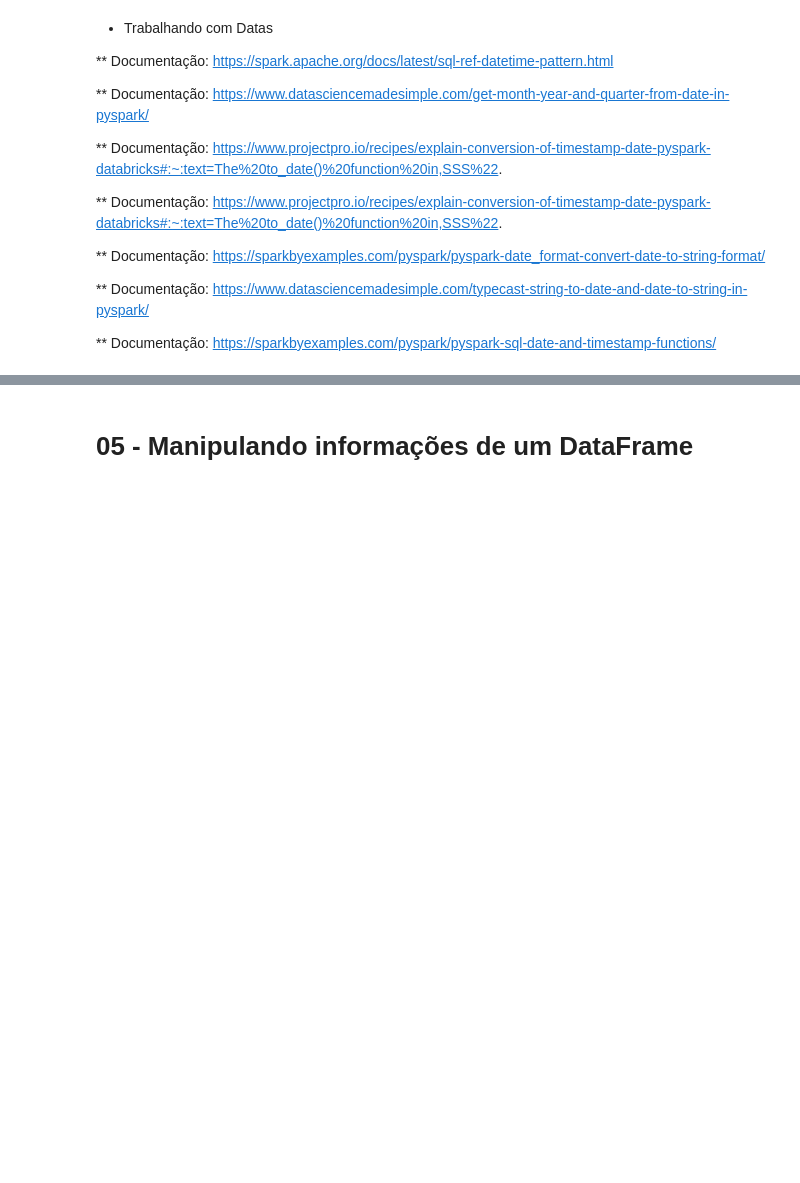
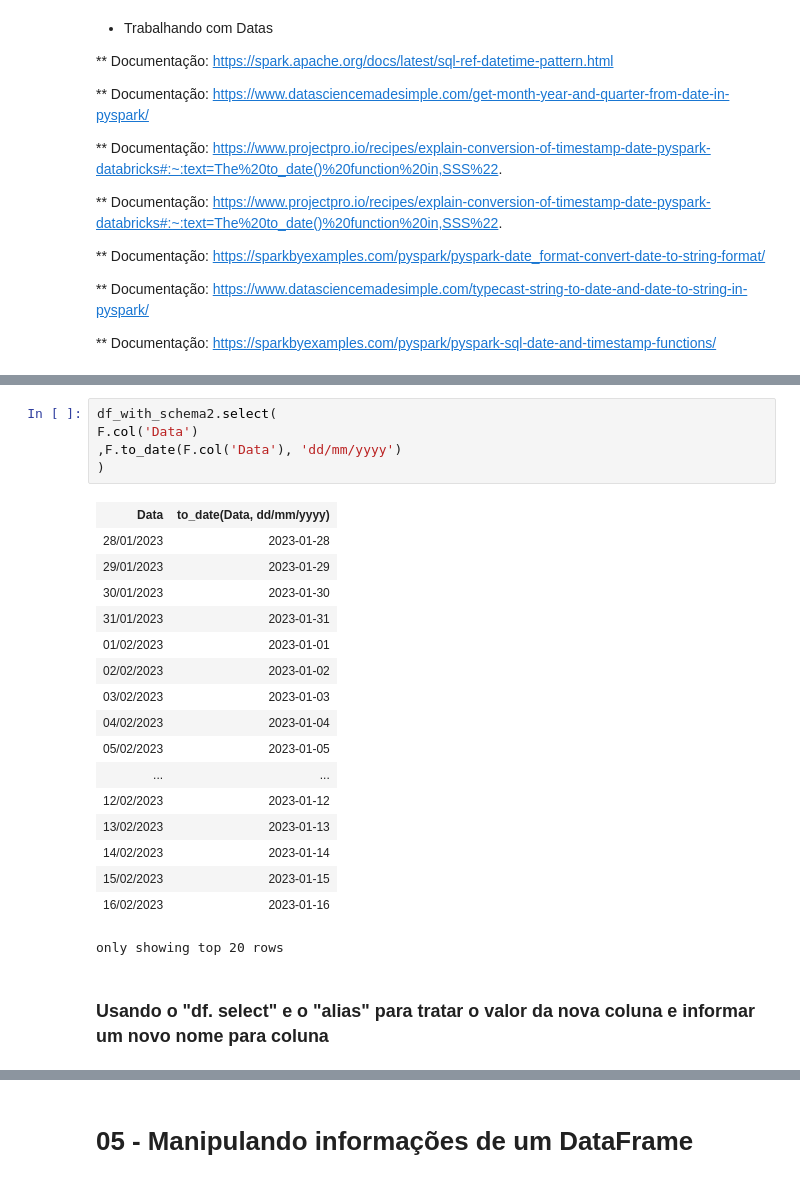
Before and after one commit to dbaassists/Projeto-KB-Spark, a Jupyter notebook: Projeto KB Spark.ipynb, the cells around one changed output, grey strips where cells are left out. Saved outputs shown, nothing was run; the diff lists cells and outputs as text; blank space fills up the shorter version.

```diff
--- a/Projeto KB Spark.ipynb
+++ b/Projeto KB Spark.ipynb
@@ -447,0 +847,25 @@ df_with_schema2.show()
+# %%
+df_with_schema2.select(
+F.col('Data')
+,F.to_date(F.col('Data'), 'dd/mm/yyyy')
+)
+# %% [output]
+| Data | to_date(Data, dd/mm/yyyy) |
+| 28/01/2023 | 2023-01-28 |
+| 29/01/2023 | 2023-01-29 |
+| 30/01/2023 | 2023-01-30 |
+| 31/01/2023 | 2023-01-31 |
+| 01/02/2023 | 2023-01-01 |
+| 02/02/2023 | 2023-01-02 |
+| 03/02/2023 | 2023-01-03 |
+| 04/02/2023 | 2023-01-04 |
+| 05/02/2023 | 2023-01-05 |
+| ... | ... |
+| 12/02/2023 | 2023-01-12 |
+| 13/02/2023 | 2023-01-13 |
+| 14/02/2023 | 2023-01-14 |
+| 15/02/2023 | 2023-01-15 |
+| 16/02/2023 | 2023-01-16 |
+only showing top 20 rows
+# %% [markdown]
+### Usando o "df. select" e o "alias" para tratar o valor da nova coluna e informar um novo nome para coluna
```
Also changed, not shown: parts of 101 cells of this notebook.
